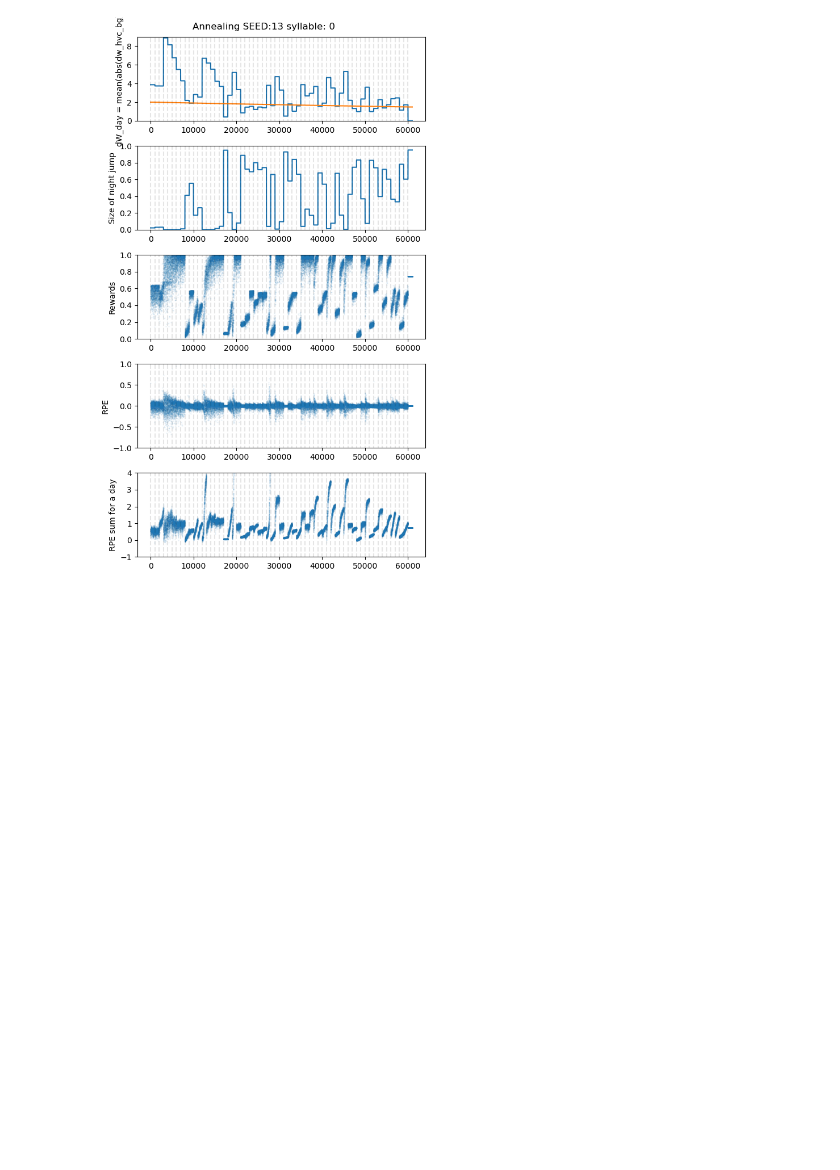
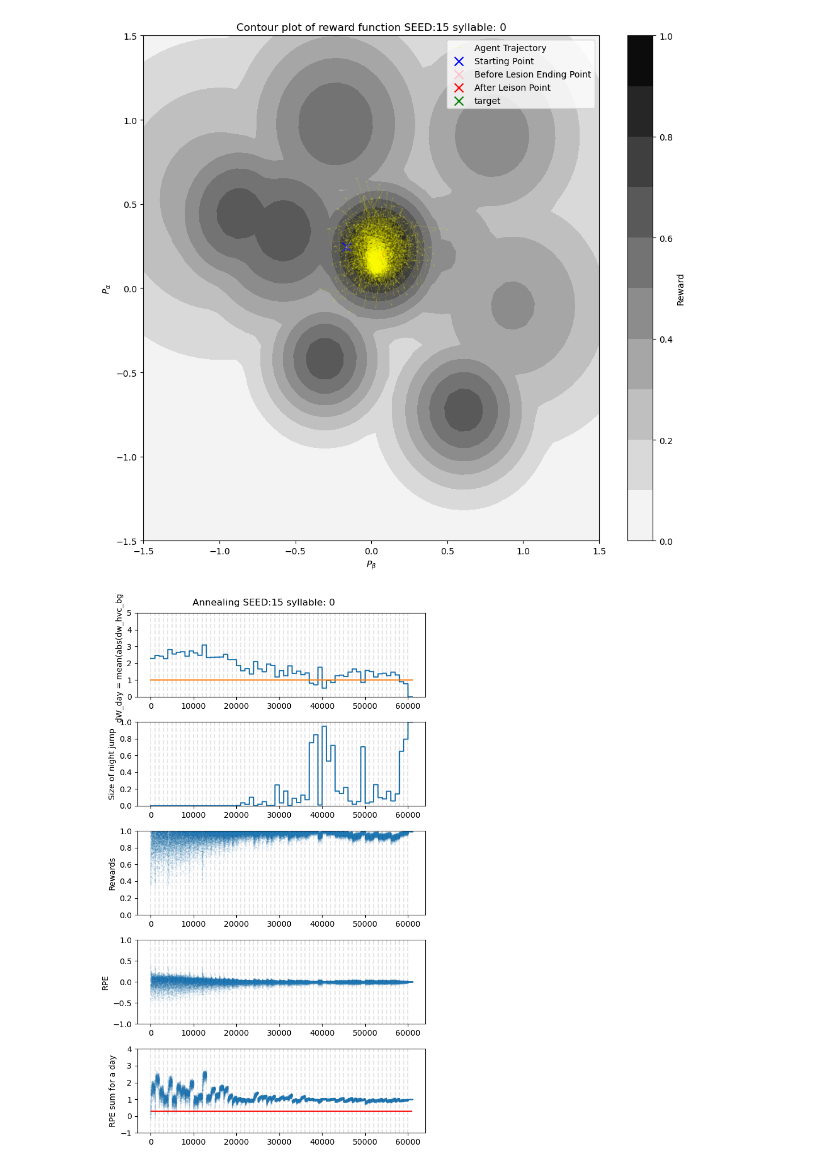
Before and after one commit to atharvsuryawanshi12/Dual_Pathway_RL_songbird, a Jupyter notebook: JSON/deepdive copy.ipynb, the cells around one changed output. Saved outputs shown, nothing was run; the diff lists cells and outputs as text; code cells hidden in the pictures; blank space fills up the shorter version.

```diff
--- a/JSON/deepdive copy.ipynb
+++ b/JSON/deepdive copy.ipynb
@@ -25,10 +25,13 @@ Random seed is 13
 # %%
 # modes
-SWITCHING = 0
+
+WEIGHT_JUMP = 2
+JUMP_SLOPE = 4
+JUMP_MID = 0.3
+
 ANNEALING = 1
-ANNEALING_SLOPE = 4
-ANNEALING_MID = 2
-ANNEALING_MID_DECAY = 0.3 # exponential decay wrt days
+ANNEALING_SLOPE = 6
+ANNEALING_MID = 1
 HEBBIAN_LEARNING = True
 LOG_NORMAL = False
 balance_factor = 3
@@ -36,24 +39,24 @@ BG_influence = True
 
 # parameters
 REWARD_WINDOW = 10
-BG_NOISE = 0.1
+BG_NOISE = 0.05
 
 # Run paraneters
 N_DISTRACTORS = 10
 LEARING_RATE_RL = 0.1
-LEARNING_RATE_HL = 2e-5 # small increase compared to CODE_8
+LEARNING_RATE_HL = 1.5e-5 # small increase compared to CODE_8
 
 # sigmoid layer parameters
 BG_SIG_SLOPE = 2.5  # uniform output
 BG_sig_MID = 0
-RA_SIG_SLOPE = 18 # most steep such that MC output is not skewed
+RA_SIG_SLOPE = 5 # most steep such that MC output is not skewed
 RA_sig_MID = 0
 # Sigmoid on MC is removed
 # MC_SIG_SLOPE = 1 # 5 if lesser -> more difficult to climb the hill, assymptotes before
 # MC_sig_MID = 0
 
 # layer sizes
-HVC_SIZE = 100
+HVC_SIZE = 10
 BG_SIZE = 50
 RA_SIZE = 100
 MC_SIZE = 2
@@ -430,7 +485,7 @@ def plot_trajectory(X, Y, Z, x_traj, y_traj, syll):
     contour = axs.contourf(X, Y, Z, levels=10, cmap=cmap)
     fig.colorbar(contour, ax=axs, label='Reward')
     # plot trajectory
-    axs.plot(x_traj[::10], y_traj[::10], 'yellow', label='Agent Trajectory', alpha = 0.1, marker = ".", linewidth = 0, markersize = 0.99) # Plot every 20th point for efficiency
+    axs.plot(x_traj[::10], y_traj[::10], 'yellow', label='Agent Trajectory', alpha = 0.3, marker = ".", linewidth = 0.2, markersize = 0.99) # Plot every 20th point for efficiency
     axs.scatter(x_traj[0], y_traj[0], s=100, c='blue', label='Starting Point', marker = 'x')  # type: ignore # Plot first point as red circle
     axs.scatter(x_traj[-1001], y_traj[-1001], s=100, c='pink', marker='x', label='Before Lesion Ending Point')
     axs.scatter(x_traj[-5:], y_traj[-5:], s=100, c='r', marker='x', label='After Leison Point') # type: ignore
@@ -448,9 +503,7 @@ def plot_dw_day(syll):
     if ANNEALING:
         fig, axs = plt.subplots(5,1,figsize=(6, 10))
         expanded_dw_day_array = np.zeros((DAYS*TRIALS, N_SYLL))
-
         expanded_pot_array = np.zeros((DAYS*TRIALS, N_SYLL))
-
         # Expand dw_day_array and pot_array to match the size of rewards
         expanded_dw_day_array = np.repeat(env.dw_day_array[:, syll], DAYS*TRIALS// len(env.dw_day_array[:, syll]))
         expanded_dw_day = expanded_dw_day_array.reshape(DAYS*TRIALS)
@@ -459,7 +512,7 @@ def plot_dw_day(syll):
         axs[0].plot(expanded_dw_day_array, markersize=1, label='dW_day')
         axs[0].plot(env.annealing_mids[:,:,syll].reshape(DAYS*TRIALS))
         axs[0].set_ylabel('dW_day = mean(abs(dw_hvc_bg))')
-        axs[0].set_ylim(0,9)
+        axs[0].set_ylim(0,5)
         axs[1].plot(expanded_pot_array, markersize=1, label='Potentiation factor')
         axs[1].set_ylabel('Size of night jump')
         axs[1].set_ylim(0, 1)
@@ -471,37 +524,39 @@ def plot_dw_day(syll):
         axs[3].set_ylim(-1, 1)
         axs[4].plot(env.RPE_SUM[:,:,syll].reshape(DAYS*TRIALS), '.', markersize=1, label='RPE_SUM', alpha = 0.1)
         axs[4].set_ylabel('RPE sum for a day')
+        axs[4].hlines(JUMP_MID, 0, DAYS*TRIALS, color = "red")
         axs[4].set_ylim(-1, 4)
         for i in range(5):
             axs[i].vlines(range(0, DAYS*TRIALS, TRIALS), -3, 10, colors='black', linestyles='dashed', alpha = 0.1)
         plt.tight_layout()
         plt.show()
 # %%
-# plot_trajectory(X, Y, Z, x_traj, y_traj, syll)
+plot_trajectory(X, Y, Z, x_traj, y_traj, syll)
 plot_dw_day(0)
 print(expanded_dw_day.reshape(DAYS*TRIALS).shape)
 print(env.rewards[:,:,syll].reshape(DAYS*TRIALS).shape)
 print("Correlations")
 print(np.corrcoef(env.rewards[:,:,0].reshape(DAYS*TRIALS), expanded_dw_day)[0,1])
 print(f"Correlation between Reward and sum RPE: {np.corrcoef(env.rewards[:,:,0].reshape(DAYS*TRIALS), env.RPE_SUM[:,:,0].reshape(DAYS*TRIALS))[0,1]}")
-# ra_all = env.generate_results(i)
-# env.plot_results(i)
+ra_all = env.generate_results(i)
+env.plot_results(i)
 
 
 # def build_and_run(seed, annealing, plot):
 #     tqdm.write(f" Random seed is {seed}")
 #     np.random.seed(seed)
 #     env = Environment(HVC_SIZE, BG_SIZE, RA_SIZE, MC_SIZE, RANDOM_SEED)
 #     env.run(LEARING_RATE_RL, LEARNING_RATE_HL, ANNEALING)
 #     remove_prev_files()
 #     for i in range(N_SYLL):
 #         env.save_trajectory(i)
 #         env.save_results(i)
 #         if ANNEALING:
 #             env.save_dw_day(i)
 #     return np.mean(env.rewards[:,-100:], axis=1)
 # %% [output]
-[figure, old version]
+[figure, new version]
+[figure, added]
 (61000,)
 (61000,)
 Correlations
```
Also changed, not shown: parts of 14 cells of this notebook, 1 other file.
